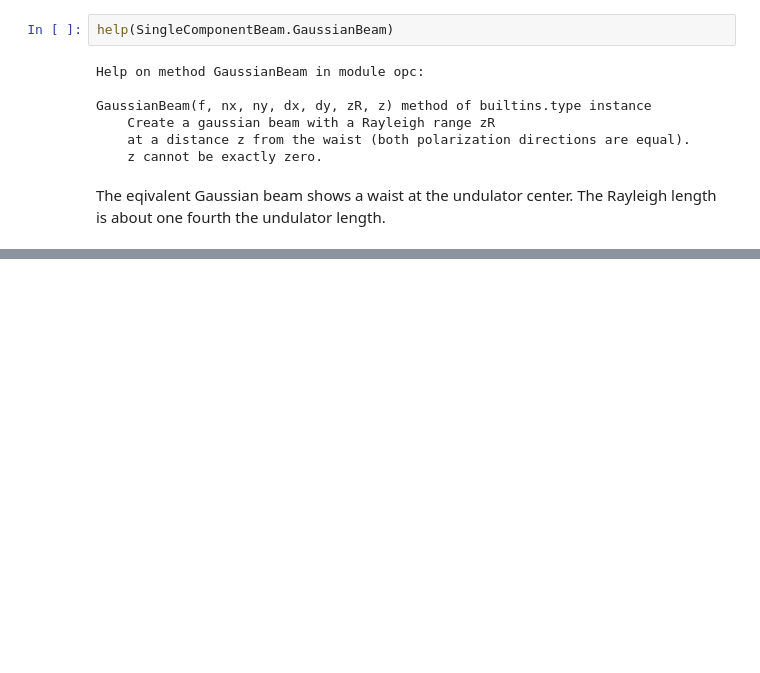
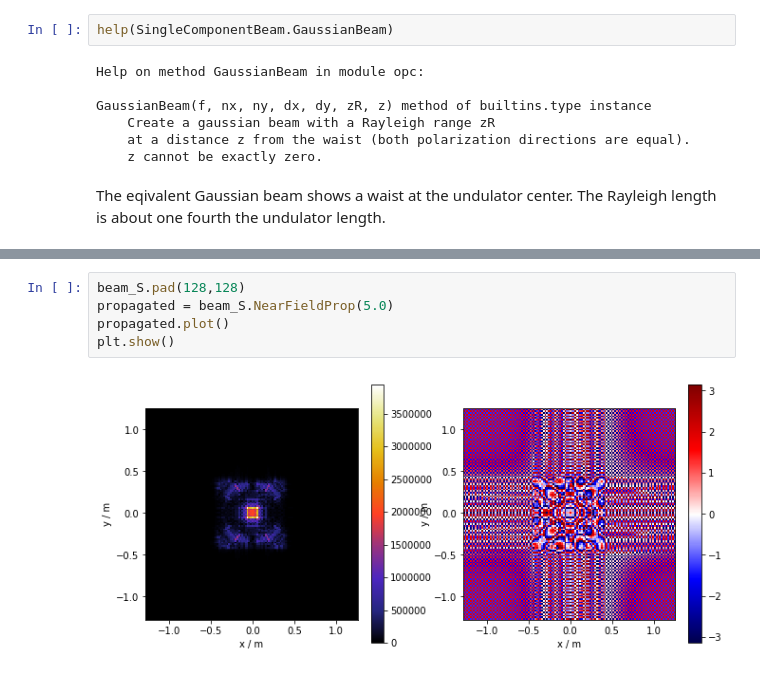
Before and after one commit to lehnertu/fobt, a Jupyter notebook: ImportTeufelScreen.ipynb, the cells around one changed output, grey strips where cells are left out. Saved outputs shown, nothing was run; the diff lists cells and outputs as text; blank space fills up the shorter version.

```diff
--- a/ImportTeufelScreen.ipynb
+++ b/ImportTeufelScreen.ipynb
@@ -157 +163,8 @@ R = 5.072197 m
+# %%
+beam_S.pad(128,128)
+propagated = beam_S.NearFieldProp(5.0)
+propagated.plot()
+plt.show()
+# %% [output]
+[figure, added]
 # %%
```
Also changed, not shown: parts of 17 cells of this notebook, 2 other files.
